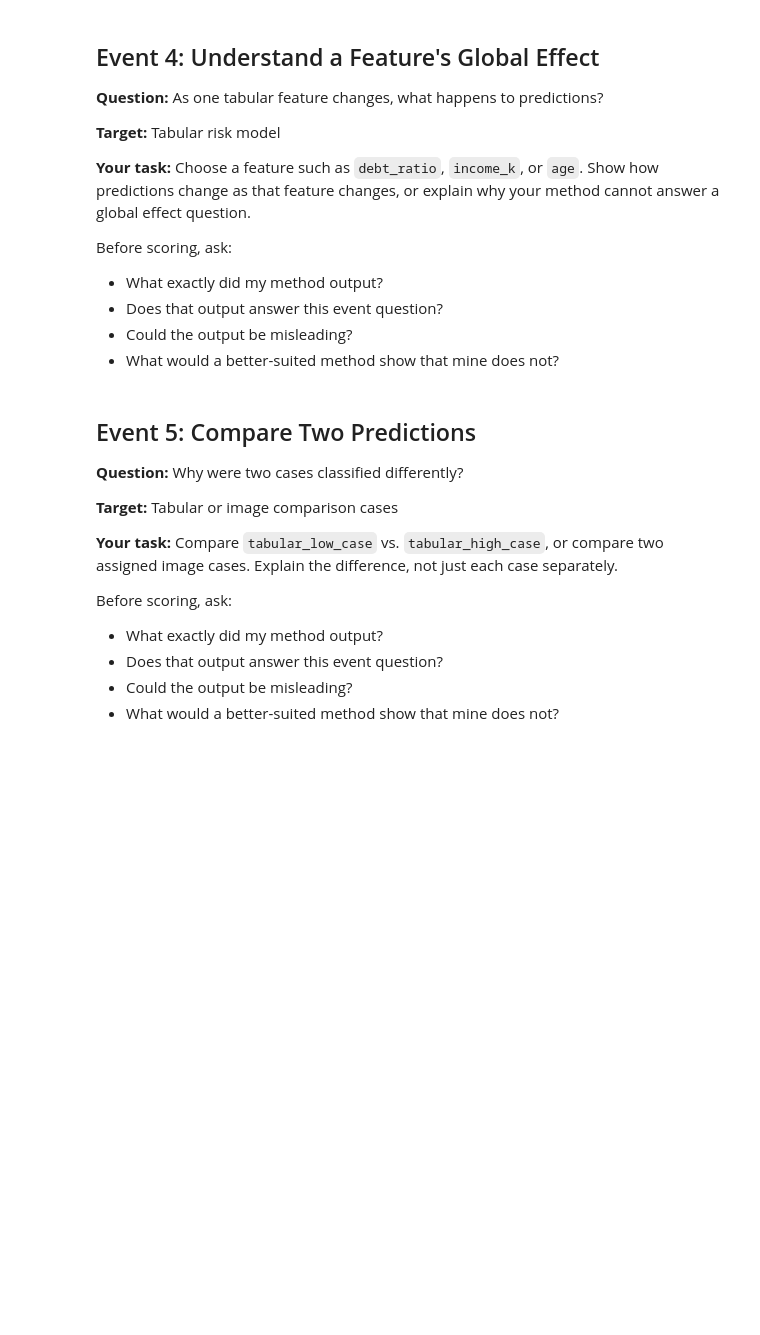
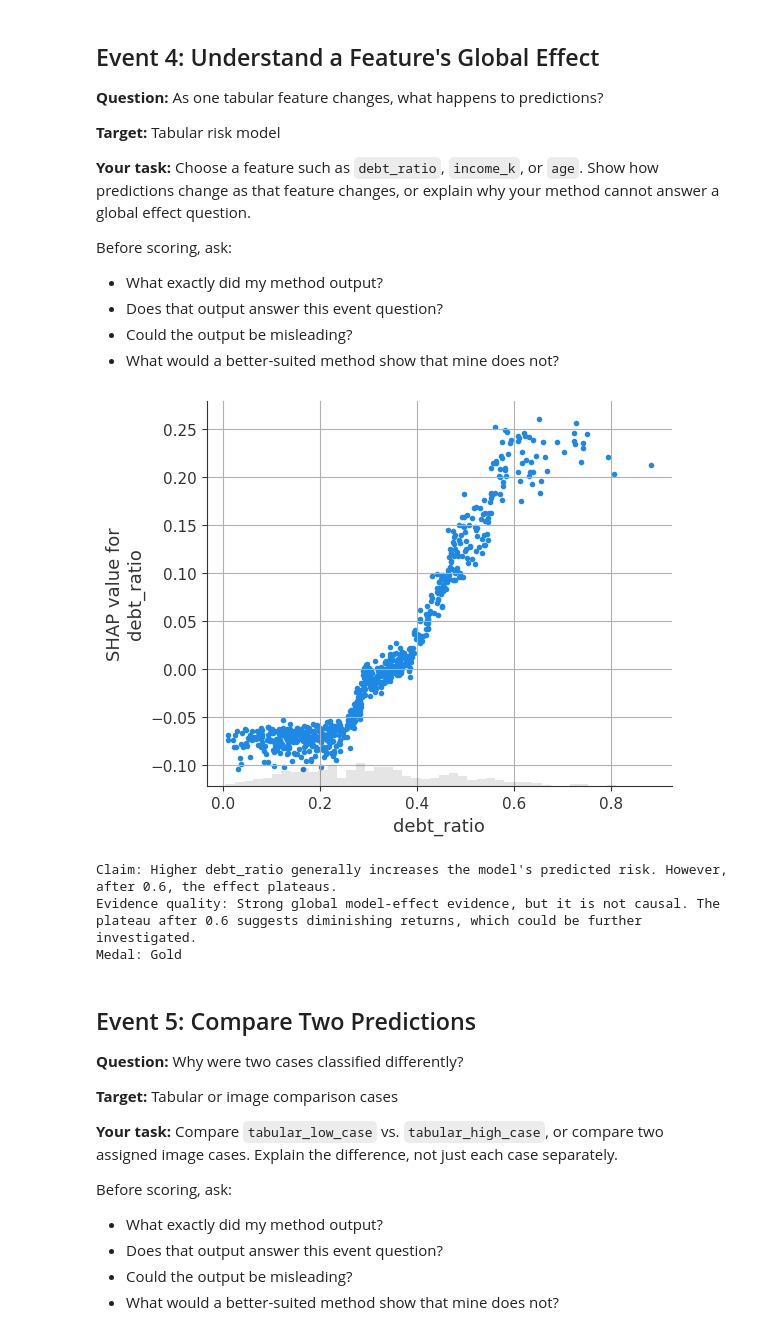
Before and after one commit to duke-aipi-Han/aipi590-XAI, a Jupyter notebook: assignments/xai_decathlon.ipynb, the cells around one changed output. Cells and saved outputs as stored; diff of their text form; code cells hidden in the pictures; blank space fills up the shorter version.

```diff
--- a/assignments/xai_decathlon.ipynb
+++ b/assignments/xai_decathlon.ipynb
@@ -718,3 +761,15 @@ Before scoring, ask:
+# %%
+# Output: SHAP dependence plot for debt ratio.
+shap.plots.scatter(tree_shap[:, "debt_ratio"])
+
+print("Claim: Higher debt_ratio generally increases the model's predicted risk. However, after 0.6, the effect plateaus.")
+print("Evidence quality: Strong global model-effect evidence, but it is not causal. The plateau after 0.6 suggests diminishing returns, which could be further investigated.")
+print("Medal: Gold")
+# %% [output]
+[figure, added]
+Claim: Higher debt_ratio generally increases the model's predicted risk. However, after 0.6, the effect plateaus.
+Evidence quality: Strong global model-effect evidence, but it is not causal. The plateau after 0.6 suggests diminishing returns, which could be further investigated.
+Medal: Gold
 # %% [markdown]
 ## Event 5: Compare Two Predictions
 
```
Also changed, not shown: parts of 24 cells of this notebook.
